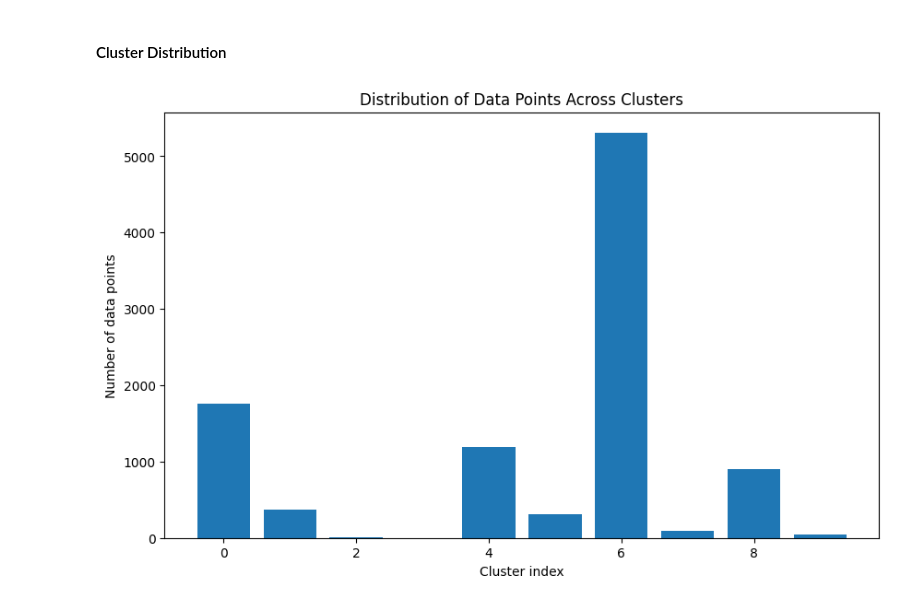
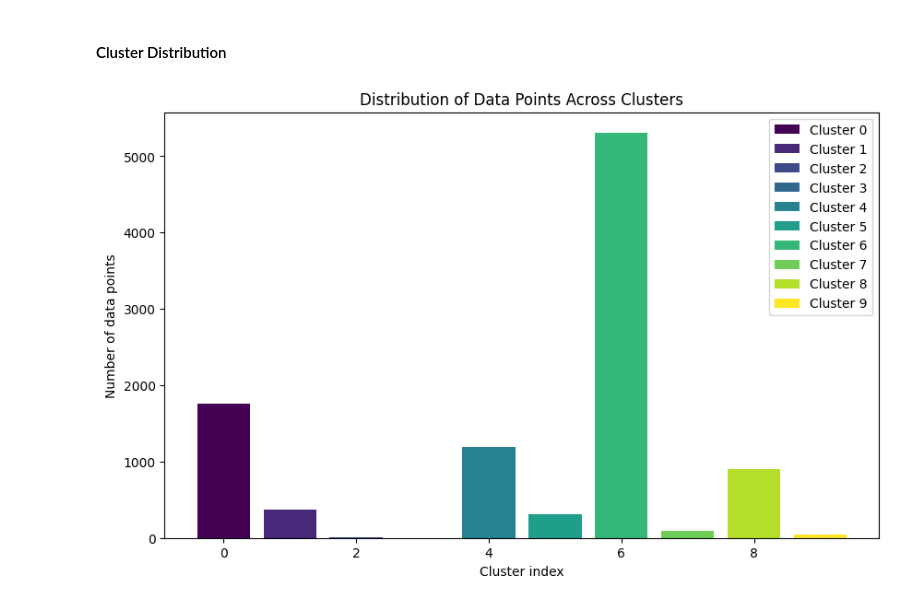
Before and after one commit to Elesdes/5IABD_UnsupervisedDL, a Jupyter notebook: src/algorithms/k_means/k_means.ipynb, the cells around one changed output. Cells and saved outputs as stored; diff of their text form; code cells hidden in the pictures.

```diff
--- a/src/algorithms/k_means/k_means.ipynb
+++ b/src/algorithms/k_means/k_means.ipynb
@@ -82,3 +74,5 @@ To enable the following instructions: AVX2 FMA, in other operations, rebuild Ten
+# %%
+(x_train, y_train), (x_test, y_test) = load_mnist_data()
 # %% [markdown]
 ## Number of clusters
 # %%
@@ -220,11 +187,21 @@ plt.show()
 #### Cluster Distribution
 # %%
 cluster_counts = np.bincount(latent_representation_centroid)
+
+# Define a colormap with different colors for each cluster
+colors = plt.cm.viridis(np.linspace(0, 1, n_clusters))  # You can choose any colormap you prefer
+
+# Plot the bar chart with different colors for each cluster
 plt.figure(figsize=(10, 6))
-plt.bar(range(n_clusters), cluster_counts)
+bars = plt.bar(range(n_clusters), cluster_counts, color=colors)
 plt.xlabel("Cluster index")
 plt.ylabel("Number of data points")
 plt.title("Distribution of Data Points Across Clusters")
+
+# Optional: Adding legend for better clarity
+legend_labels = [f'Cluster {i}' for i in range(n_clusters)]
+plt.legend(bars, legend_labels)
+
 plt.show()
 # %% [output]
-[figure, old version]
+[figure, new version]
```
Also changed, not shown: parts of 6 cells of this notebook.
